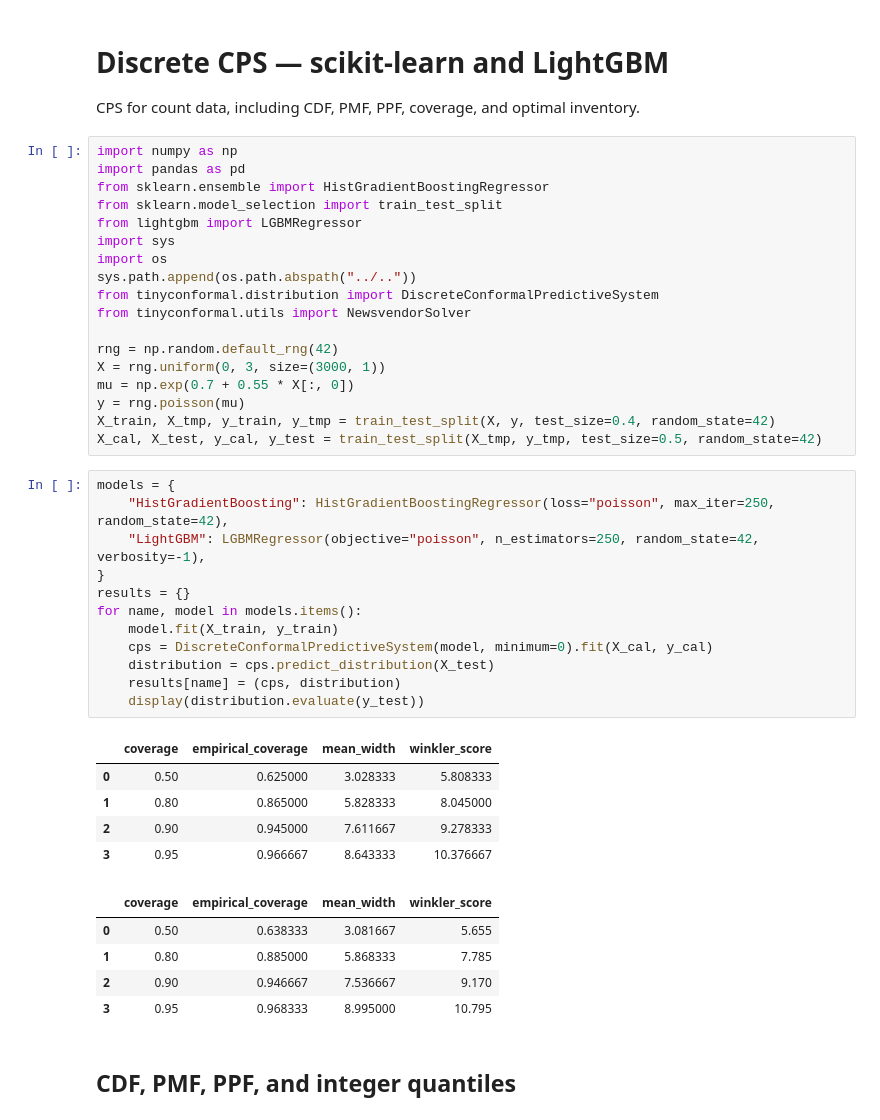
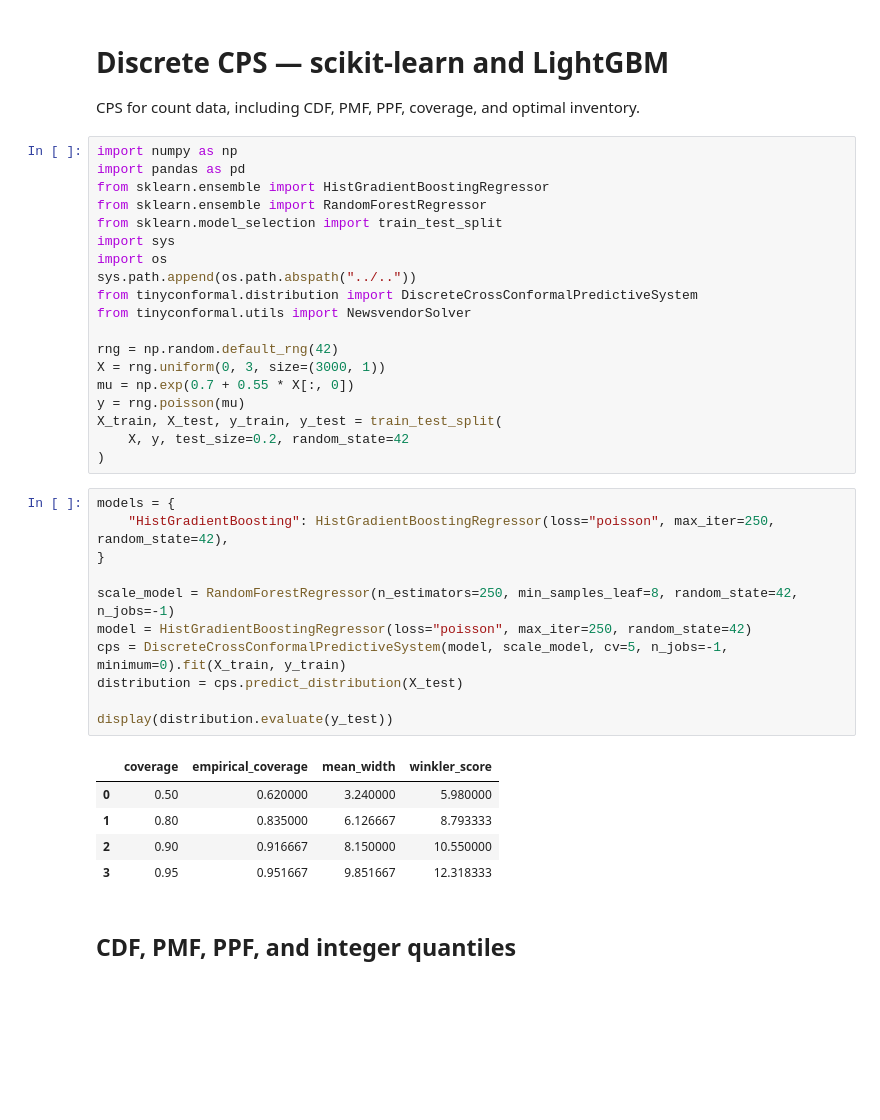
Before and after one commit to heylucasleao/tinyconformal, a Jupyter notebook: examples/distribution/cps_discrete.ipynb, the cells around one changed output. Cells and saved outputs as stored; diff of their text form; blank space fills up the shorter version.

```diff
--- a/examples/distribution/cps_discrete.ipynb
+++ b/examples/distribution/cps_discrete.ipynb
@@ -6,43 +6,38 @@ CPS for count data, including CDF, PMF, PPF, coverage, and optimal inventory.
 import numpy as np
 import pandas as pd
 from sklearn.ensemble import HistGradientBoostingRegressor
+from sklearn.ensemble import RandomForestRegressor
 from sklearn.model_selection import train_test_split
-from lightgbm import LGBMRegressor
 import sys
 import os
 sys.path.append(os.path.abspath("../.."))
-from tinyconformal.distribution import DiscreteConformalPredictiveSystem
+from tinyconformal.distribution import DiscreteCrossConformalPredictiveSystem
 from tinyconformal.utils import NewsvendorSolver
 
 rng = np.random.default_rng(42)
 X = rng.uniform(0, 3, size=(3000, 1))
 mu = np.exp(0.7 + 0.55 * X[:, 0])
 y = rng.poisson(mu)
-X_train, X_tmp, y_train, y_tmp = train_test_split(X, y, test_size=0.4, random_state=42)
-X_cal, X_test, y_cal, y_test = train_test_split(X_tmp, y_tmp, test_size=0.5, random_state=42)
+X_train, X_test, y_train, y_test = train_test_split(
+    X, y, test_size=0.2, random_state=42
+)
 # %%
 models = {
     "HistGradientBoosting": HistGradientBoostingRegressor(loss="poisson", max_iter=250, random_state=42),
-    "LightGBM": LGBMRegressor(objective="poisson", n_estimators=250, random_state=42, verbosity=-1),
 }
-results = {}
-for name, model in models.items():
-    model.fit(X_train, y_train)
-    cps = DiscreteConformalPredictiveSystem(model, minimum=0).fit(X_cal, y_cal)
-    distribution = cps.predict_distribution(X_test)
-    results[name] = (cps, distribution)
-    display(distribution.evaluate(y_test))
+
+scale_model = RandomForestRegressor(n_estimators=250, min_samples_leaf=8, random_state=42, n_jobs=-1)
+model = HistGradientBoostingRegressor(loss="poisson", max_iter=250, random_state=42)
+cps = DiscreteCrossConformalPredictiveSystem(model, scale_model, cv=5, n_jobs=-1, minimum=0).fit(X_train, y_train)
+distribution = cps.predict_distribution(X_test)
+
+display(distribution.evaluate(y_test))
 # %% [output]
 |  | coverage | empirical_coverage | mean_width | winkler_score |
-| 0 | 0.50 | 0.625000 | 3.028333 | 5.808333 |
-| 1 | 0.80 | 0.865000 | 5.828333 | 8.045000 |
-| 2 | 0.90 | 0.945000 | 7.611667 | 9.278333 |
-| 3 | 0.95 | 0.966667 | 8.643333 | 10.376667 |
+| 0 | 0.50 | 0.620000 | 3.240000 | 5.980000 |
+| 1 | 0.80 | 0.835000 | 6.126667 | 8.793333 |
+| 2 | 0.90 | 0.916667 | 8.150000 | 10.550000 |
+| 3 | 0.95 | 0.951667 | 9.851667 | 12.318333 |
-|  | coverage | empirical_coverage | mean_width | winkler_score |
-| 0 | 0.50 | 0.638333 | 3.081667 | 5.655 |
-| 1 | 0.80 | 0.885000 | 5.868333 | 7.785 |
-| 2 | 0.90 | 0.946667 | 7.536667 | 9.170 |
-| 3 | 0.95 | 0.968333 | 8.995000 | 10.795 |
 # %% [markdown]
 ## CDF, PMF, PPF, and integer quantiles
 # %%
```
Also changed, not shown: parts of 2 cells of this notebook, 36 other files.
